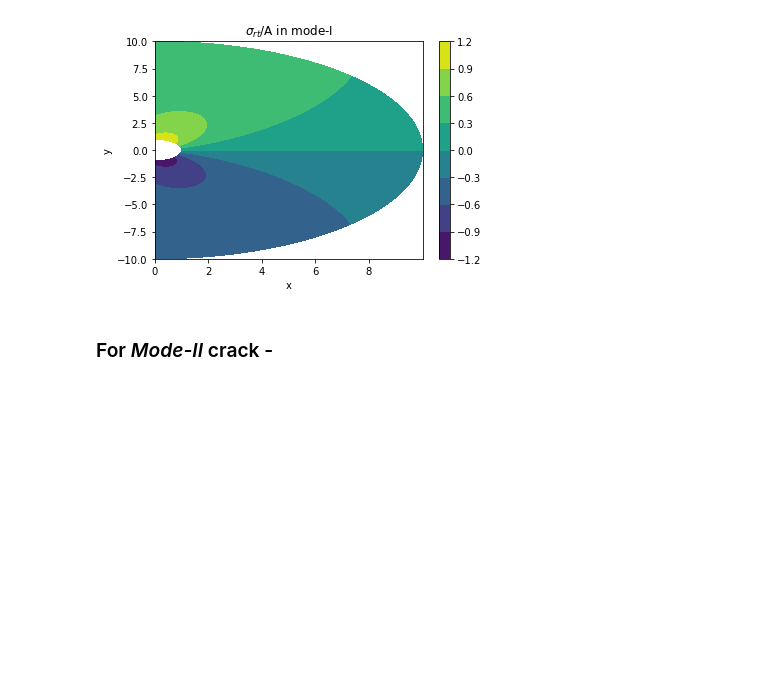
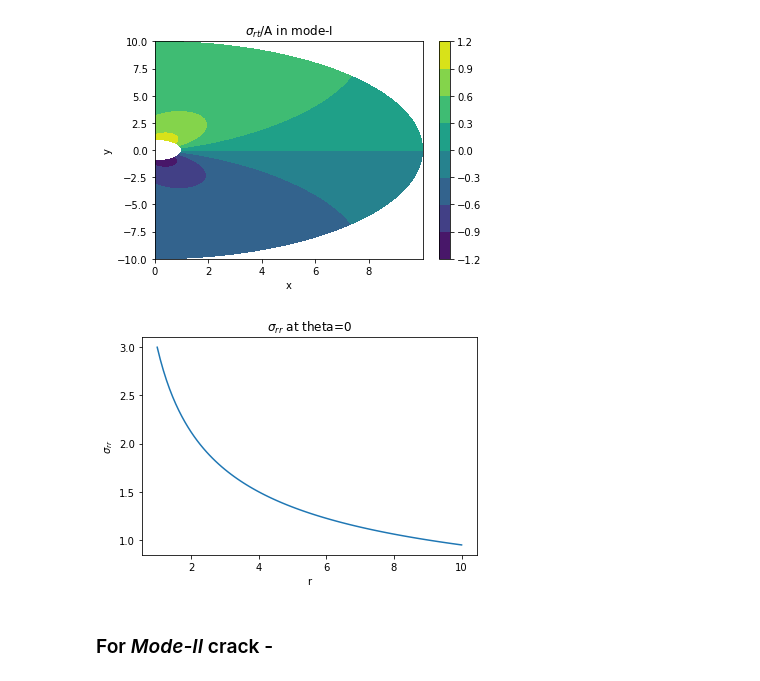
Before and after one commit to SayanBatabyal/Elasticity, a Jupyter notebook: CrackProblem.ipynb, the cells around one changed output. Saved outputs shown, nothing was run; the diff lists cells and outputs as text; code cells hidden in the pictures; blank space fills up the shorter version.

```diff
--- a/CrackProblem.ipynb
+++ b/CrackProblem.ipynb
@@ -191,6 +191,19 @@ ax13.set_ylabel('y')
 plt.show()
 # %% [output]
 [figure]
+# %%
+x = rbar
+sigmarr_num_crack = -(3/2)*(1/rbar**0.5)*(3-1)
+sigmatt_num_crack = -(3/2)*(1/rbar**0.5)*(1+1)
+sigmart_num_crack =  0
+
+plt.plot(x,np.absolute(sigmarr_num_crack))
+plt.title('$\sigma_{rr}$ at theta=0')
+plt.xlabel('r')
+plt.ylabel('$\sigma_{rr}$')
+plt.show()
+# %% [output]
+[figure, added]
 # %% [markdown]
 ### For *Mode-II* crack -
 # %%
```
Also changed, not shown: parts of 20 cells of this notebook.
